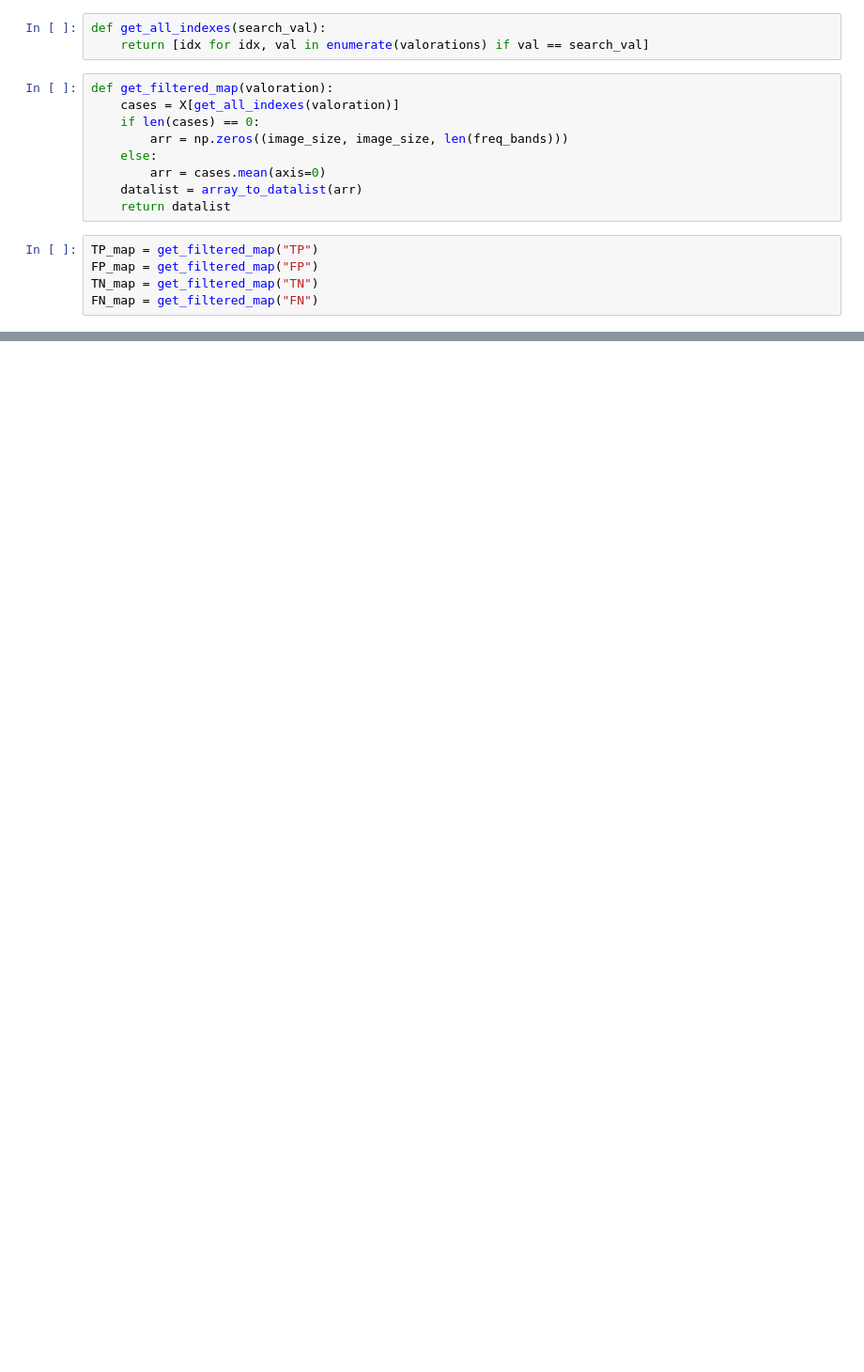
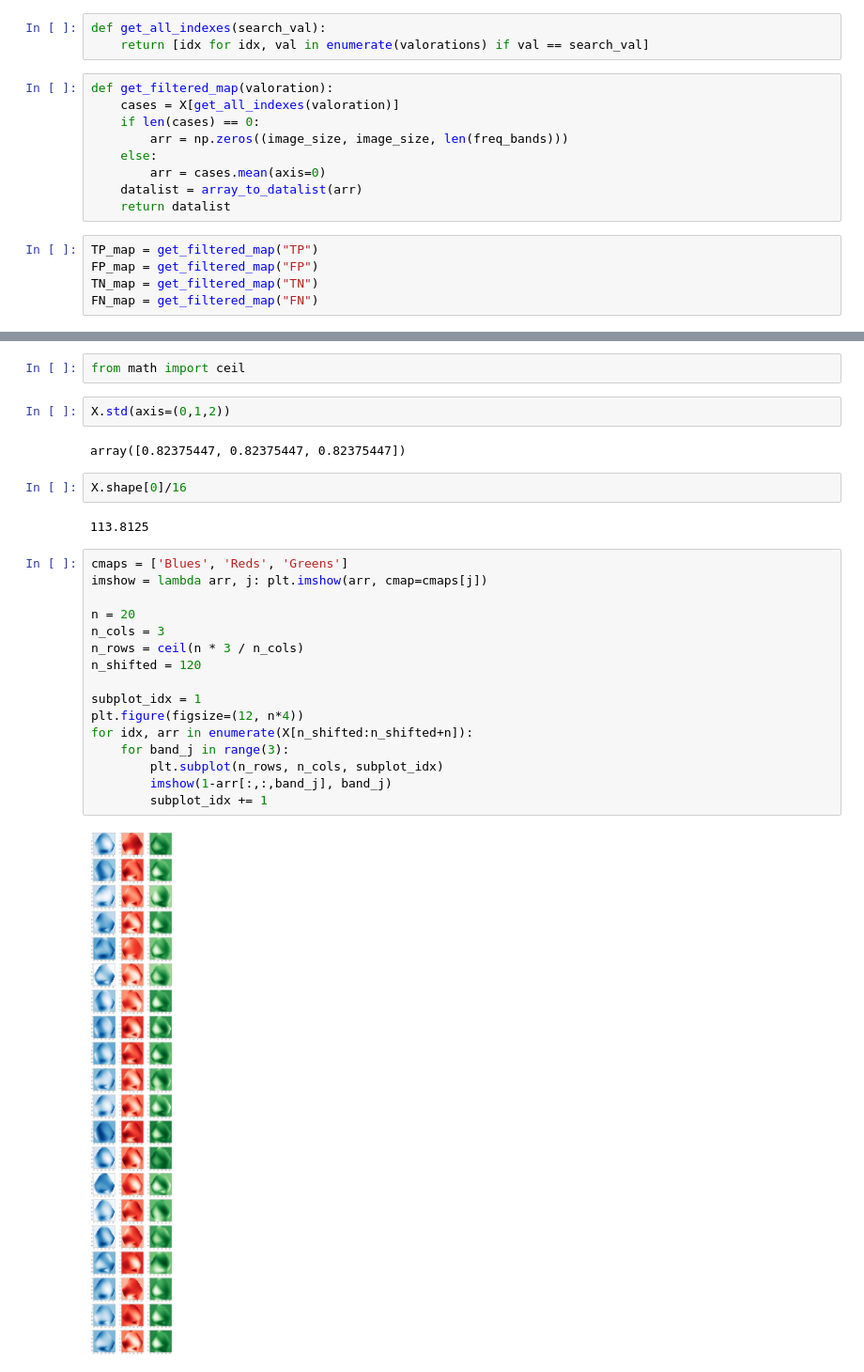
Before and after one commit to pdpino/EEG-Classification, a Jupyter notebook: brain_activity.ipynb, the cells around one changed output, grey strips where cells are left out. Shown: that part at 94% size. Saved outputs shown, nothing was run; the diff lists cells and outputs as text; blank space fills up the shorter version.

```diff
--- a/brain_activity.ipynb
+++ b/brain_activity.ipynb
@@ -167,3 +322,31 @@ Clipping input data to the valid range for imshow with RGB data ([0..1] for floa
+# %%
+from math import ceil
+# %%
+X.std(axis=(0,1,2))
+# %% [output]
+array([0.82375447, 0.82375447, 0.82375447])
+# %%
+X.shape[0]/16
+# %% [output]
+113.8125
+# %%
+cmaps = ['Blues', 'Reds', 'Greens']
+imshow = lambda arr, j: plt.imshow(arr, cmap=cmaps[j])
+
+n = 20
+n_cols = 3
+n_rows = ceil(n * 3 / n_cols)
+n_shifted = 120
+
+subplot_idx = 1
+plt.figure(figsize=(12, n*4))
+for idx, arr in enumerate(X[n_shifted:n_shifted+n]):
+    for band_j in range(3):
+        plt.subplot(n_rows, n_cols, subplot_idx)
+        imshow(1-arr[:,:,band_j], band_j)
+        subplot_idx += 1
+# %% [output]
+[figure, added]
 # %%
 plt.imshow(X[16])
 # %% [output]
```
Also changed, not shown: parts of 32 cells of this notebook, 2 other files.
